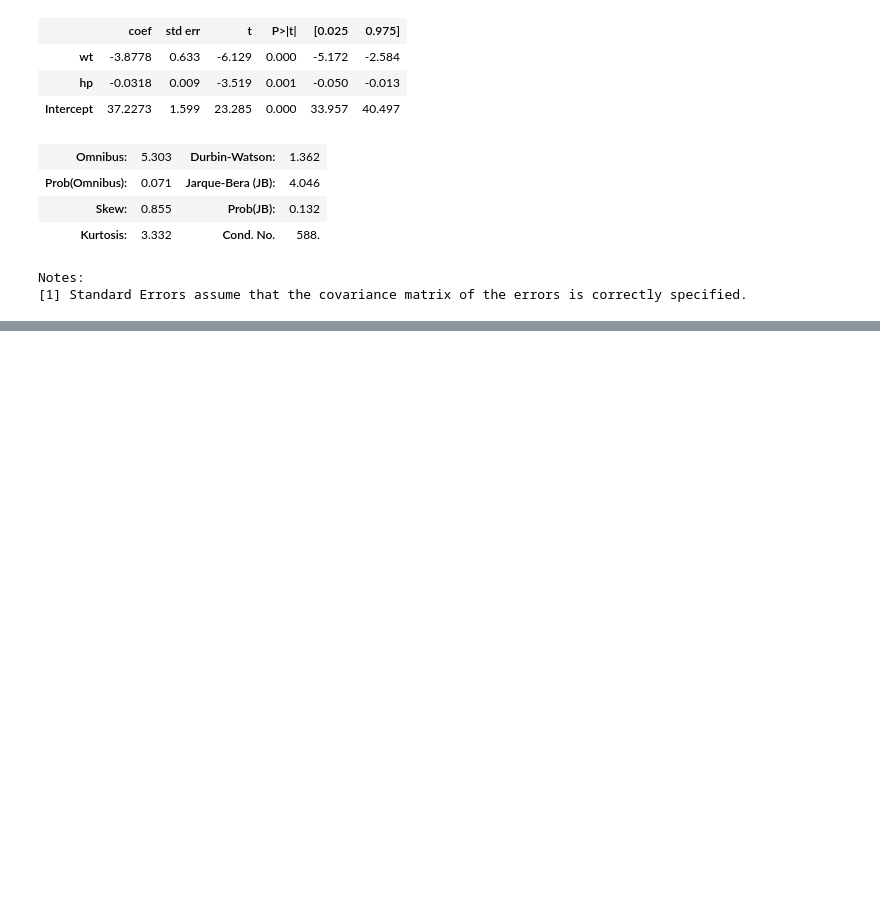
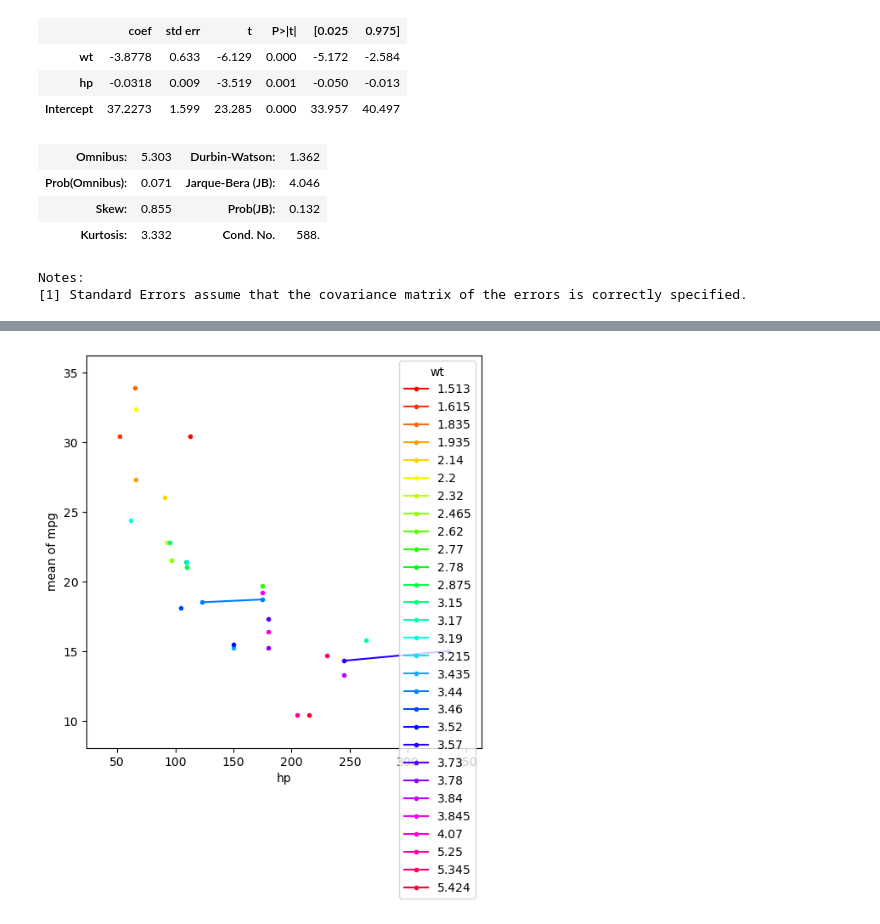
Before and after one commit to klee30810/ADP-study, a Jupyter notebook: stats/kwak/Chap 07. 회귀분석.ipynb, the cells around one changed output, grey strips where cells are left out. Saved outputs shown, nothing was run; the diff lists cells and outputs as text; code cells hidden in the pictures; blank space fills up the shorter version.

Commit message:
stats kwak update

```diff
--- a/stats/kwak/Chap 07. 회귀분석.ipynb
+++ b/stats/kwak/Chap 07. 회귀분석.ipynb
@@ -542,0 +597,5 @@ insect.groupby('spray').mean()
+# %%
+cars = pd.read_csv("../data/kwak/mtcars.csv")
+
+total_model = smf.ols(data=cars, formula = 'mpg ~ disp').fit()
+total_model.summary()
@@ -542,0 +721,7 @@ insect.groupby('spray').mean()
+# %%
+from statsmodels.graphics.factorplots import interaction_plot
+
+fig, ax = plt.subplots(figsize=(6,6))
+fig = interaction_plot(x=cars['hp'], trace = cars['wt'], response=cars['mpg'], ax=ax)
+# %% [output]
+[figure, added]
```
Also changed, not shown: parts of 16 cells of this notebook.
